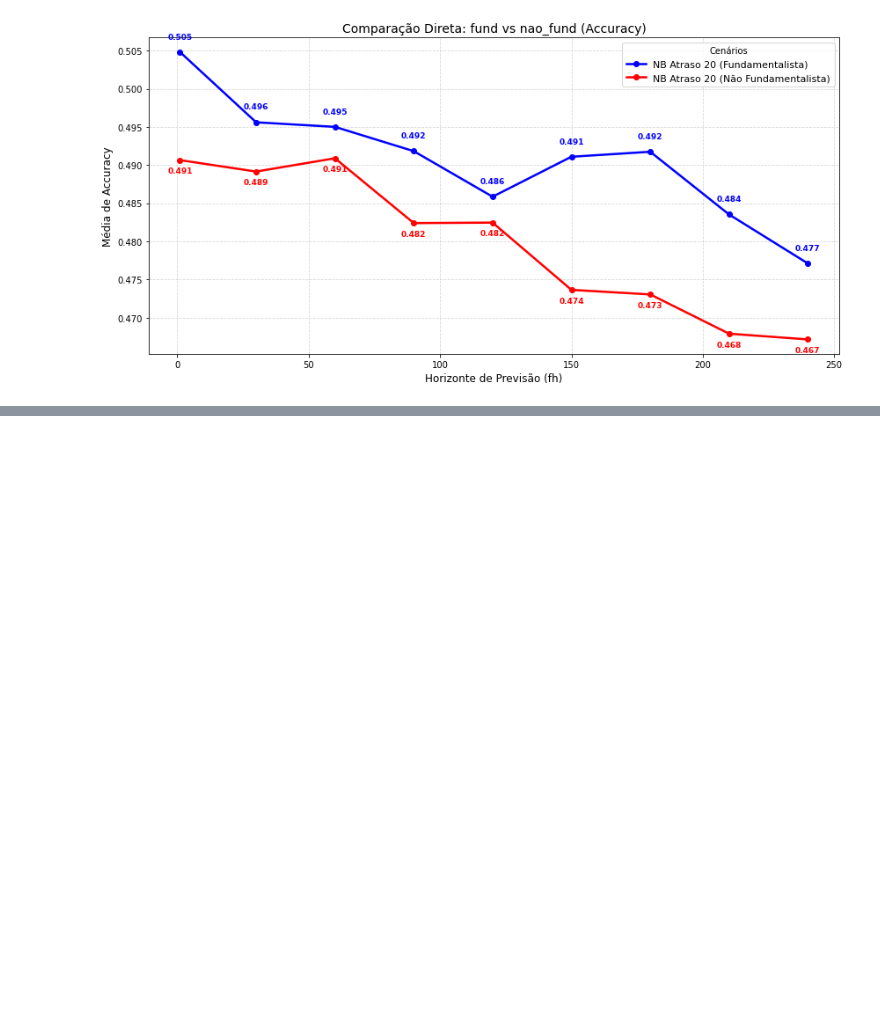
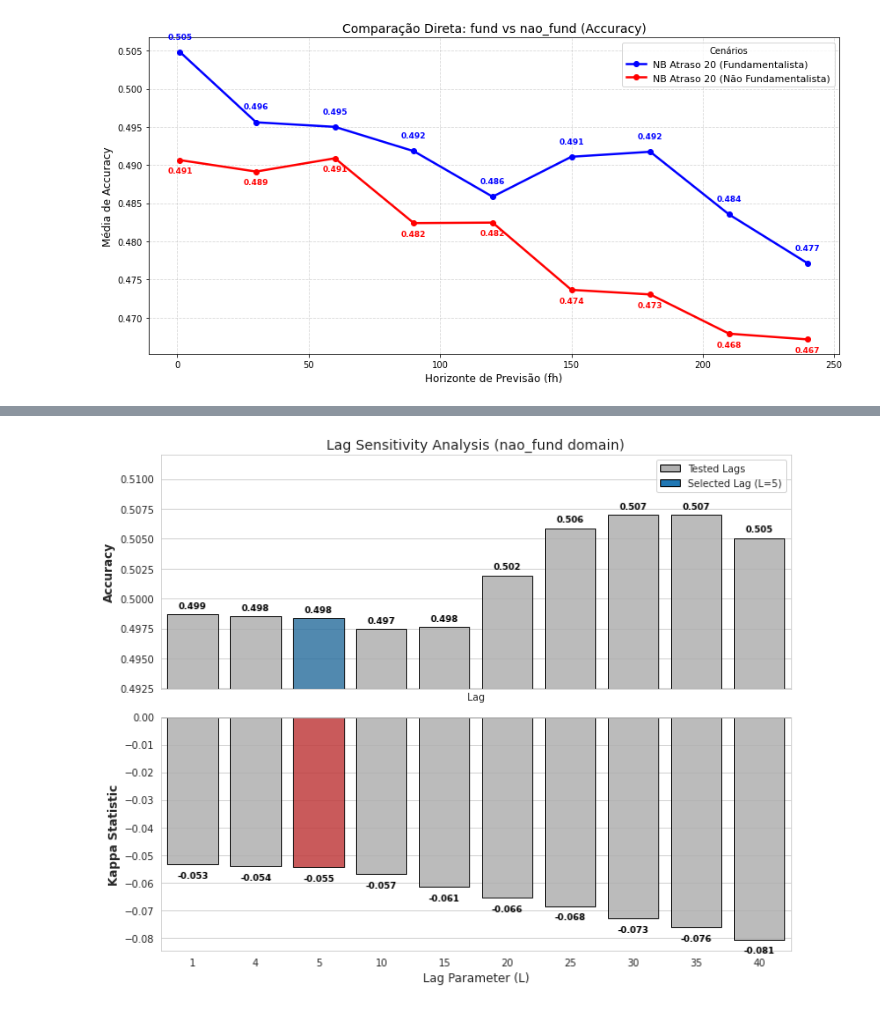
Before and after one commit to junior-oliveira/fundamental_approach, a Jupyter notebook: best_lag.ipynb, the cells around one changed output, grey strips where cells are left out. Saved outputs shown, nothing was run; the diff lists cells and outputs as text; code cells hidden in the pictures; blank space fills up the shorter version.

Commit message:
Gráficos de performance

```diff
--- a/best_lag.ipynb
+++ b/best_lag.ipynb
@@ -168,0 +285,94 @@ plt.show()
+# %%
+import pandas as pd
+import matplotlib.pyplot as plt
+import seaborn as sns
+import numpy as np
+
+# ==============================================================================
+# CONFIGURAÇÕES
+# ==============================================================================
+modelo = 'HT'
+categoria = 'nao_fund' # Ou 'nao_fund'
+atrasos = [1, 4, 5, 10, 15, 20, 25, 30, 35, 40]
+caminho_base = 'resultados'
+
+# Defina qual Lag você quer destacar (pintar de outra cor)
+lag_destaque = 5
+
+dados_agregados = []
+
+# ==============================================================================
+# PROCESSAMENTO DE DADOS (Igual ao anterior)
+# ==============================================================================
+print("Processando arquivos...")
+for atraso in atrasos:
+    try:
+        arquivo = f'{caminho_base}/resultados_{modelo}_atraso_{atraso}.csv'
+        df = pd.read_csv(arquivo)
+        df_filtrado = df[df['categoria'] == categoria]
+
+        if df_filtrado.empty:
+            continue
+
+        media_acc = df_filtrado['Accuracy'].mean()
+        media_kappa = df_filtrado['Kappa'].mean()
+
+        dados_agregados.append({
+            'Lag': str(atraso), # Convertendo para string para o eixo X ficar categórico
+            'Accuracy': media_acc,
+            'Kappa': media_kappa,
+            'Lag_Int': atraso
+        })
+
+    except Exception as e:
+        print(f"Erro ao ler {arquivo}: {e}")
+
+df_plot = pd.DataFrame(dados_agregados)
+df_plot = df_plot.sort_values('Lag_Int')
+
+# ==============================================================================
+# PLOTAGEM COM BARRAS DESTACADAS
+# ==============================================================================
+
+# Configura o estilo
+sns.set_style("whitegrid")
+fig, (ax1, ax2) = plt.subplots(2, 1, figsize=(10, 8), sharex=True)
+
+# --- Lógica de Cores para Destacar L=5 ---
+# Cria uma lista de cores: Cinza para todos, Azul Forte para o Lag=5
+cores_acc = ['#B0B0B0' if x != lag_destaque else '#1f77b4' for x in df_plot['Lag_Int']]
+cores_kappa = ['#B0B0B0' if x != lag_destaque else '#d62728' for x in df_plot['Lag_Int']]
+
+# --- Gráfico 1: Acurácia ---
+sns.barplot(data=df_plot, x='Lag', y='Accuracy', palette=cores_acc, ax=ax1, edgecolor='black', alpha=0.85)
+ax1.set_ylabel('Accuracy', fontsize=12, fontweight='bold')
+ax1.set_title(f'Lag Sensitivity Analysis ({categoria} domain)', fontsize=14)
+ax1.set_ylim(bottom=df_plot['Accuracy'].min() - 0.005, top=df_plot['Accuracy'].max() + 0.005) # Zoom no eixo Y
+
+# Anotações (Números em cima das barras)
+for i, v in enumerate(df_plot['Accuracy']):
+    ax1.text(i, v + 0.0005, f'{v:.3f}', color='black', ha='center', fontsize=9, fontweight='bold')
+
+# --- Gráfico 2: Kappa ---
+sns.barplot(data=df_plot, x='Lag', y='Kappa', palette=cores_kappa, ax=ax2, edgecolor='black', alpha=0.85)
+ax2.set_ylabel('Kappa Statistic', fontsize=12, fontweight='bold')
+ax2.set_xlabel('Lag Parameter (L)', fontsize=12)
+
+# Linha zero para o Kappa (caso haja valores negativos)
+ax2.axhline(0, color='black', linewidth=1, linestyle='-')
+
+# Anotações
+for i, v in enumerate(df_plot['Kappa']):
+    # Ajusta a posição do texto se o valor for negativo
+    offset = 0.002 if v >= 0 else -0.005
+    ax2.text(i, v + offset, f'{v:.3f}', color='black', ha='center', fontsize=9, fontweight='bold')
+
+# Adiciona uma legenda manual para explicar o destaque
+from matplotlib.patches import Patch
+legend_elements = [Patch(facecolor='#B0B0B0', edgecolor='black', label='Tested Lags'),
+                   Patch(facecolor='#1f77b4', edgecolor='black', label='Selected Lag (L=5)')]
+ax1.legend(handles=legend_elements, loc='upper right')
+
+plt.tight_layout()
+plt.show()
+# %% [output]
@@ -168,0 +380 @@ plt.show()
+[figure, added]
```
Also changed, not shown: parts of 3 cells of this notebook, 4 other files.
